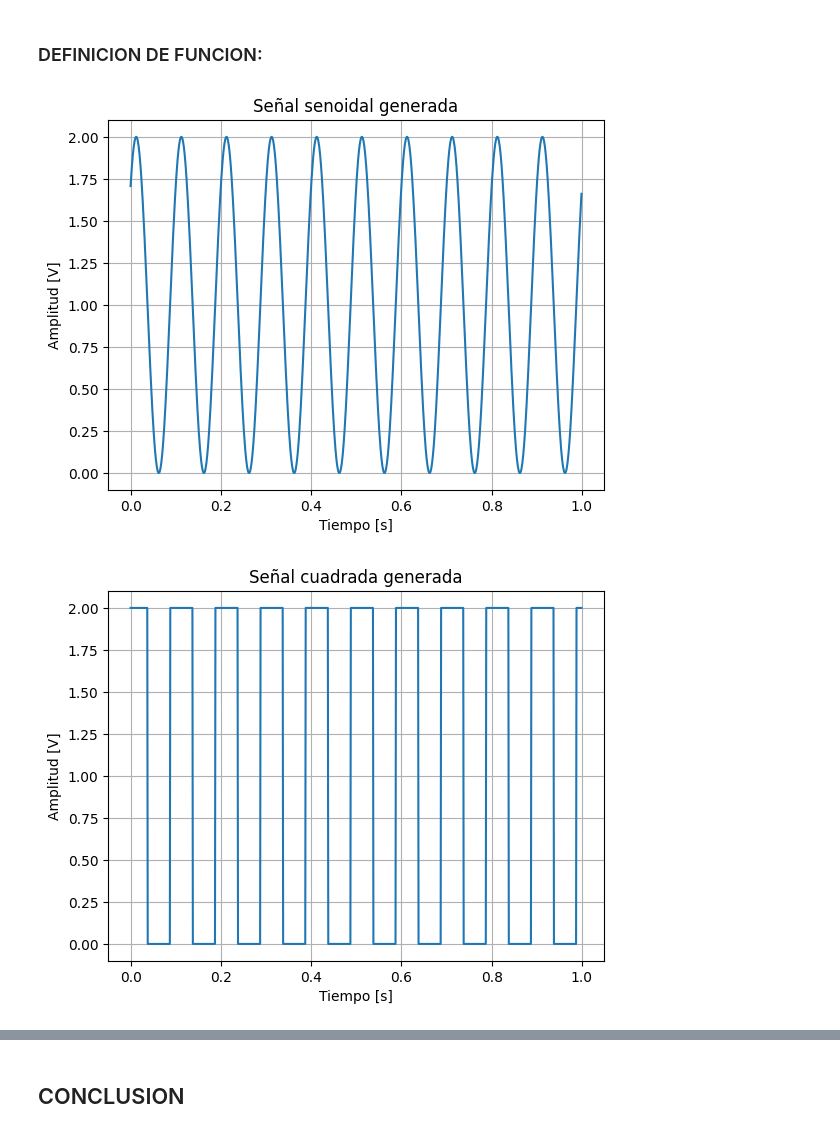
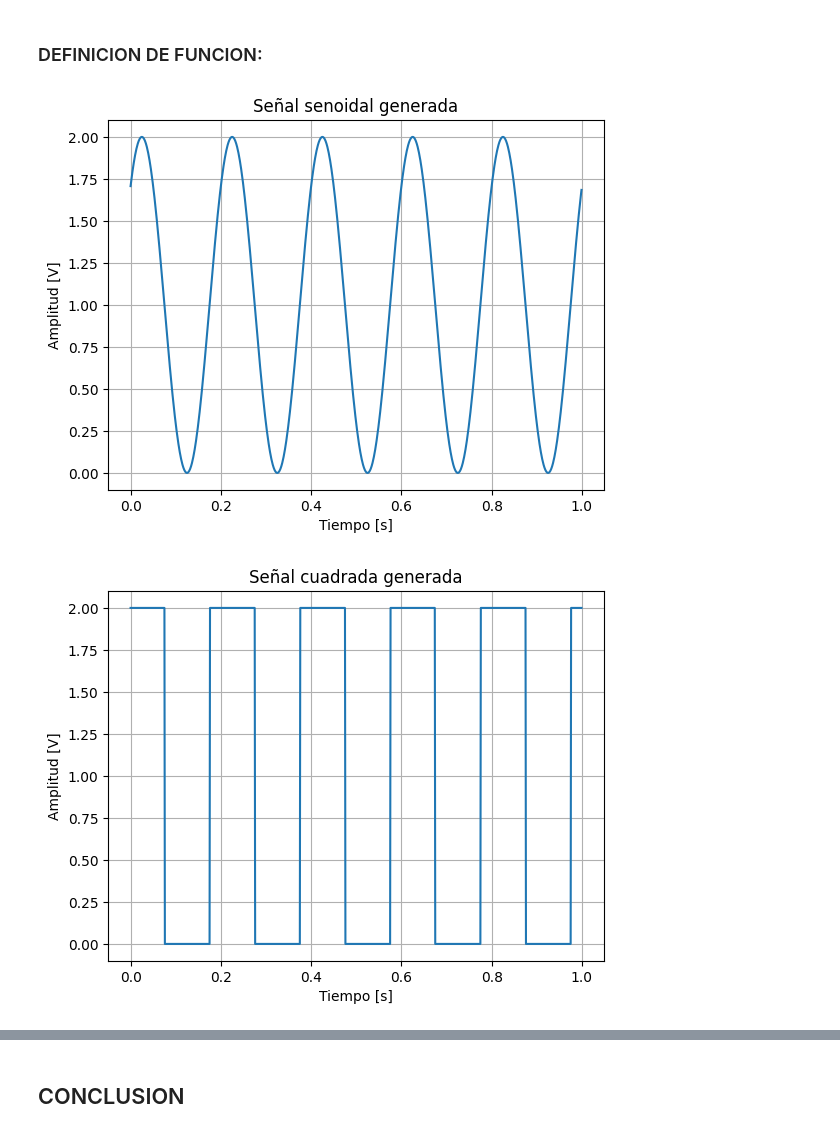
Before and after one commit to ariel-hipolito/pds-trabajos, a Jupyter notebook: tp_0/notebook0.ipynb, the cells around one changed output, grey strips where cells are left out. Cells and saved outputs as stored; diff of their text form; code cells hidden in the pictures.

```diff
--- a/tp_0/notebook0.ipynb
+++ b/tp_0/notebook0.ipynb
@@ -89,6 +89,7 @@ import pdsmodulos as pds
 
 N = 1000   # cantidad de muestras
 fs = N # frecuencia de muestreo (Hz)
+ff = 5
 
 #%% DEFINICION DE FUNCION:
 """
@@ -133,7 +134,7 @@ def mi_funcion_sen(vmax=1, dc=0, ff=1, ph=0, nn=N , fs=fs):
 """
 def mi_funcion_cuad(vmax=1, dc=0, ff=1, ph=0, nn=N, fs=fs):
 
-    tt = np.arange(0, nn) / fs
+    tt = np.arange(0, nn)/fs
     xx = dc + vmax * np.sign(np.sin(2 * np.pi * ff * tt + ph))
     return tt, xx
 
@@ -167,38 +168,38 @@ def mi_funcion_trian(vmax=1, dc=0, ff=1, ph=0, nn=N, fs=fs):
 
 #%% TESTEO DE FUNCION:
 
-tt_sin, sin = mi_funcion_sen(vmax=1, dc=1, ff=10, ph=np.pi/4, nn=N, fs=fs)
+tt_sin, sin = mi_funcion_sen(vmax=1, dc=1, ff=ff, ph=np.pi/4, nn=N, fs=fs)
 
 # Armo grafico senoidal
 plt.figure()
 plt.plot(tt_sin, sin)
 plt.title("Señal senoidal generada")
 plt.xlabel("Tiempo [s]")
 plt.ylabel("Amplitud [V]")
 plt.grid(True)
 
-tt_sq, sq = mi_funcion_cuad(vmax=1, dc=1, ff=10, ph=np.pi/4, nn=N, fs=fs)
+tt_sq, sq = mi_funcion_cuad(vmax=1, dc=1, ff=ff, ph=np.pi/4, nn=N, fs=fs)
 
 # Armo grafico cuadrada
 plt.figure()
 plt.plot(tt_sq, sq)
 plt.title("Señal cuadrada generada")
 plt.xlabel("Tiempo [s]")
 plt.ylabel("Amplitud [V]")
 plt.grid(True)
 
-tt_tri, tria = mi_funcion_trian(vmax=1, dc=1, ff=10, ph=np.pi/4, nn=N, fs=fs)
+tt_tri, tria = mi_funcion_trian(vmax=1, dc=1, ff=ff, ph=np.pi/4, nn=N, fs=fs)
 
 # Armo grafico triangular
 plt.figure()
 plt.plot(tt_tri, tria)
 plt.title("Señal triangular generada")
 plt.xlabel("Tiempo [s]")
 plt.ylabel("Amplitud [V]")
 plt.grid(True)
 
 # Muestro todos los graficos
 plt.show()
 # %% [output]
-[figure, old version]
+[figure, new version]
-[figure, old version]
+[figure, new version]
```
Also changed, not shown: parts of 4 cells of this notebook, 1 other file.
